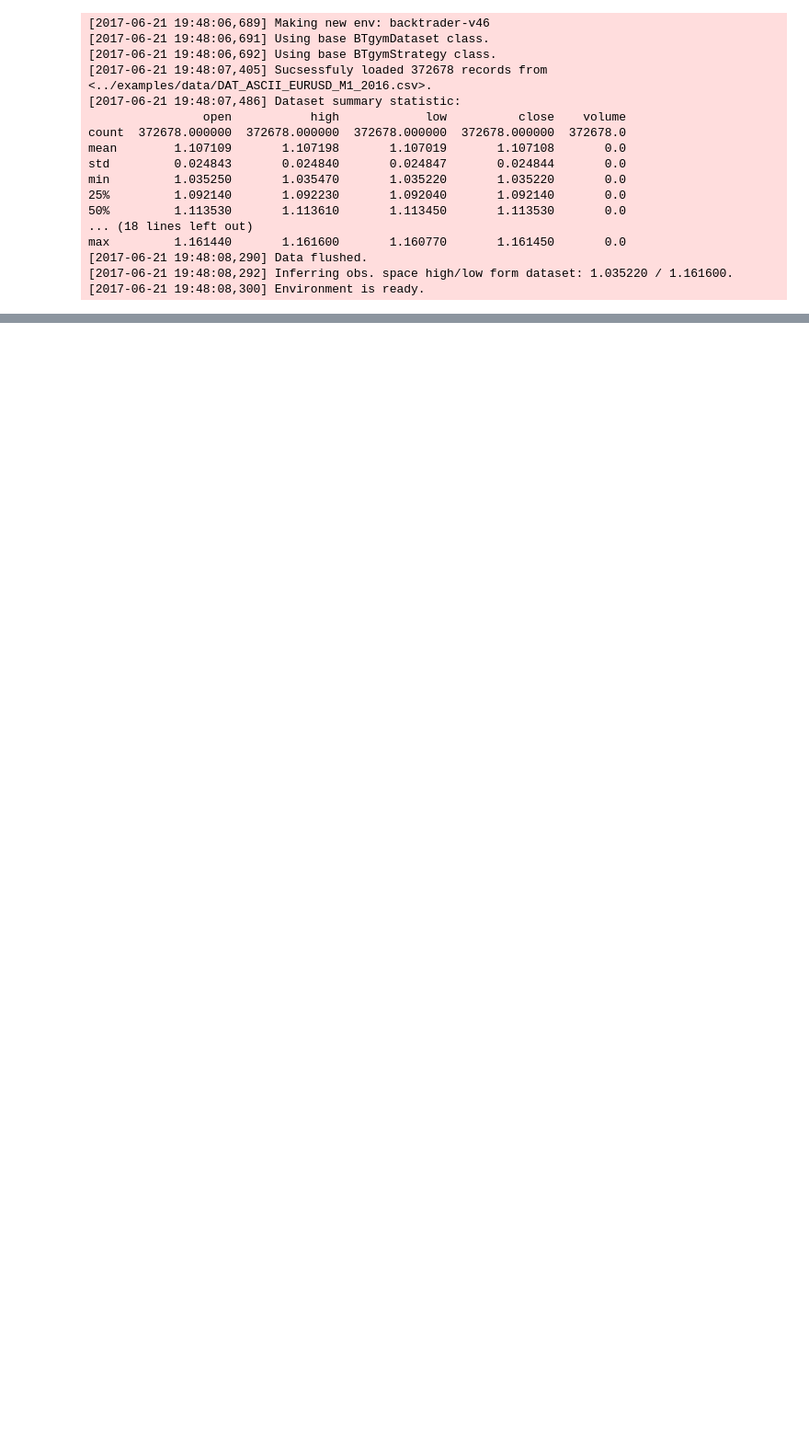
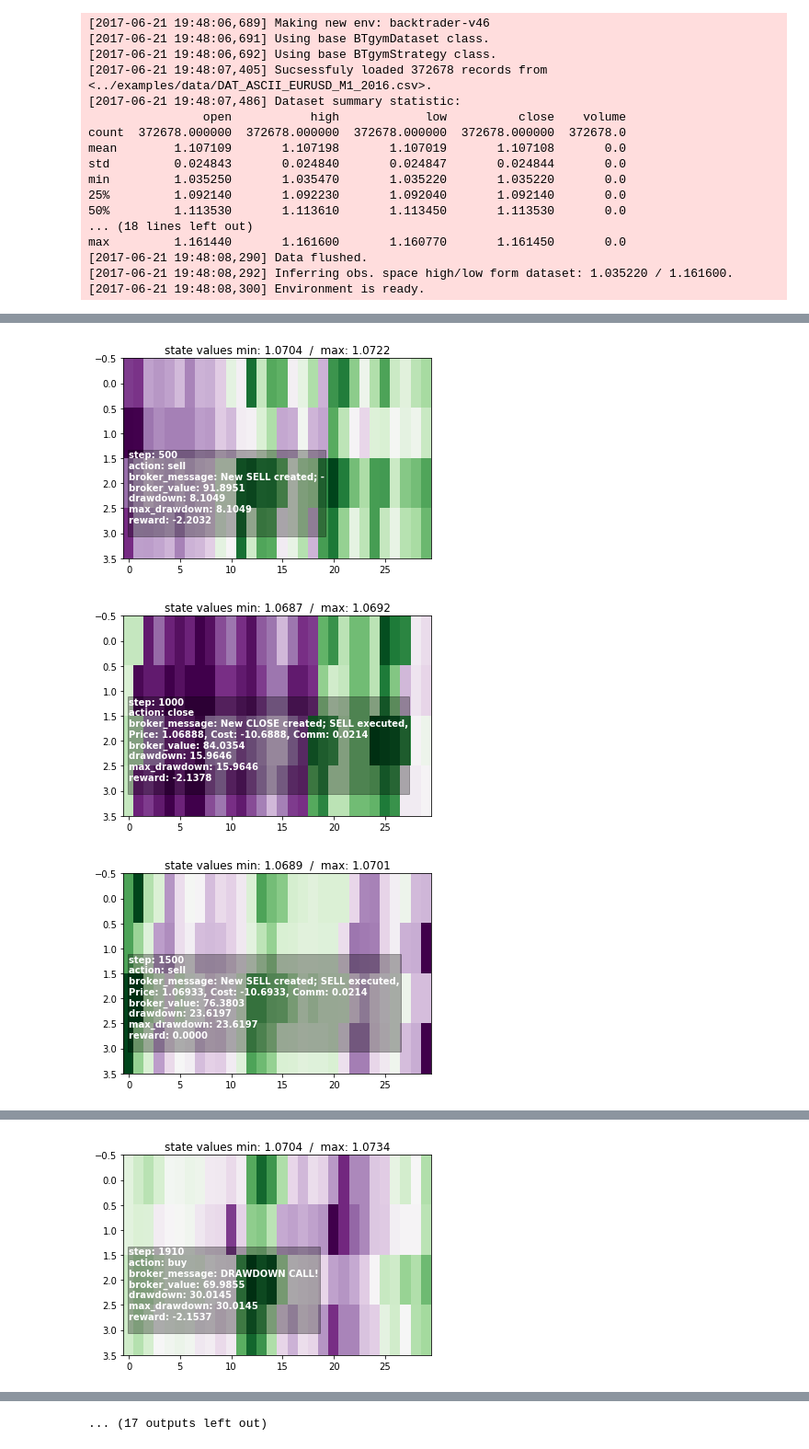
Before and after one commit to Kismuz/btgym, a Jupyter notebook: examples/setting_up_environment_basic .ipynb, the cells around one changed output, grey strips where cells are left out. Shown at 92% size. Drawn from its saved outputs; the diff is of its cells as text; code cells hidden in the pictures; blank space fills up the shorter version.

```diff
--- a/examples/setting_up_environment_basic .ipynb
+++ b/examples/setting_up_environment_basic .ipynb
@@ -169,0 +176,65 @@ max         1.161440       1.161600       1.160770       1.161450       0.0
+# %%
+# Plotting utility functions:
+
+def to_string(dictionary):
+    text = ''
+    for k, v in dictionary.items():
+        if type(v) in [float]:
+            v = '{:.4f}'.format(v)
+        text += '{}: {}\n'.format(k, v)
+    return(text)
+
+def plot_step(response):
+    plt.title('state values min: {:.4f}  /  max: {:.4f}'.
+              format(response[0].min(), response[0].max()))
+    response[3].update(reward=response[1])
+    plt.text(0, 3, to_string(response[3]),
+             fontsize=10, fontweight='bold', color='w',
+             bbox={'facecolor':'k', 'alpha':0.3, 'pad':1})
+    plt.imshow(response[0], aspect='auto',cmap='PRGn', )
+# %%
+import itertools
+import random
+
+import matplotlib
+import matplotlib.pyplot as plt
+%matplotlib inline
+
+# Number  episodes to run:
+num_episodes = 4
+
+# Print every:
+frame_print=500
+
+for episode in range(num_episodes):
+
+    # Calling reset() before every episode.
+    # Watch for log output: when called for first time, it will start the server,
+    # than samples episode and returen initial state observation (simply making one step);
+    init_state = MyEnvironment.reset()
+
+    # Repeat until episode end:
+    for _1 in itertools.count():
+
+        #Choose random action:
+        rnd_action = int((MyEnvironment.action_space.n)*random.random())
+
+        # Make a step in the environment:
+        (obs, reward, done, info) = MyEnvironment.step(rnd_action)
+
+        #Plot state every 500th step or when episode is finished:
+        if info['step'] % frame_print == 0 or done:
+
+            plt.figure(info['step'], ) #figsize=(8,8))
+            plot_step((obs, reward, done, info))
+            plt.show()
+
+        if done: break
+
+    # Print episode statistic (quite useless for now since we didn't added any observers etc.)
+    print('STAT:\n{}\nINFO:\n{}'.format(to_string(MyEnvironment.get_stat()),
+                                        to_string(info)))
+
+# Just not to mess up with jupyter kernels:
+MyEnvironment._stop_server()
+# %% [output]
@@ -169,0 +260,3 @@ max         1.161440       1.161600       1.160770       1.161450       0.0
+[figure, added]
+[figure, added]
+[figure, added]
@@ -169,0 +264 @@ max         1.161440       1.161600       1.160770       1.161450       0.0
+[figure, added]
@@ -169,0 +292 @@ max         1.161440       1.161600       1.160770       1.161450       0.0
+... (17 outputs left out)
```
Also changed, not shown: parts of 4 cells of this notebook.
